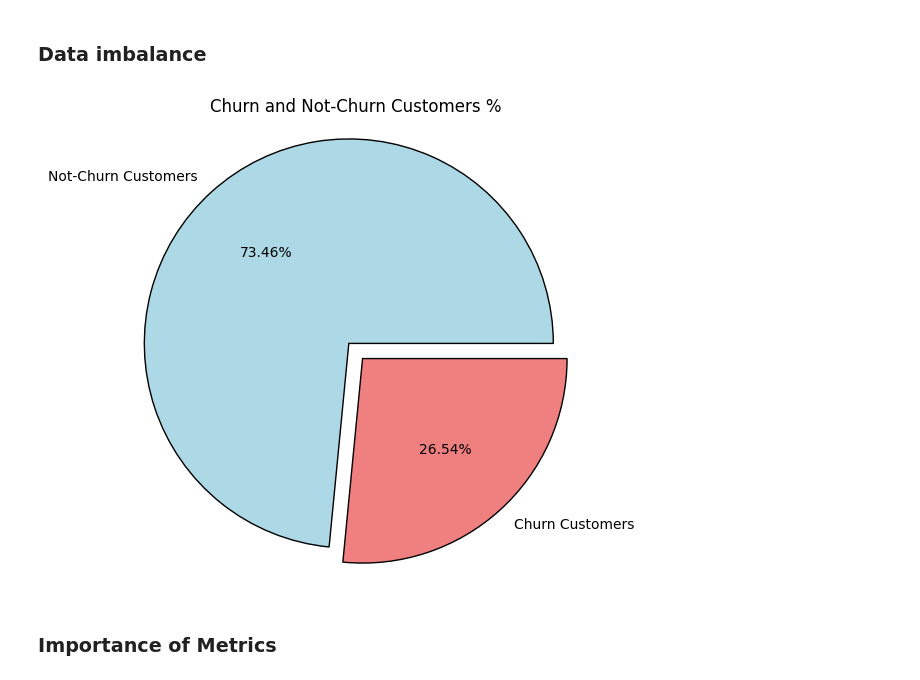
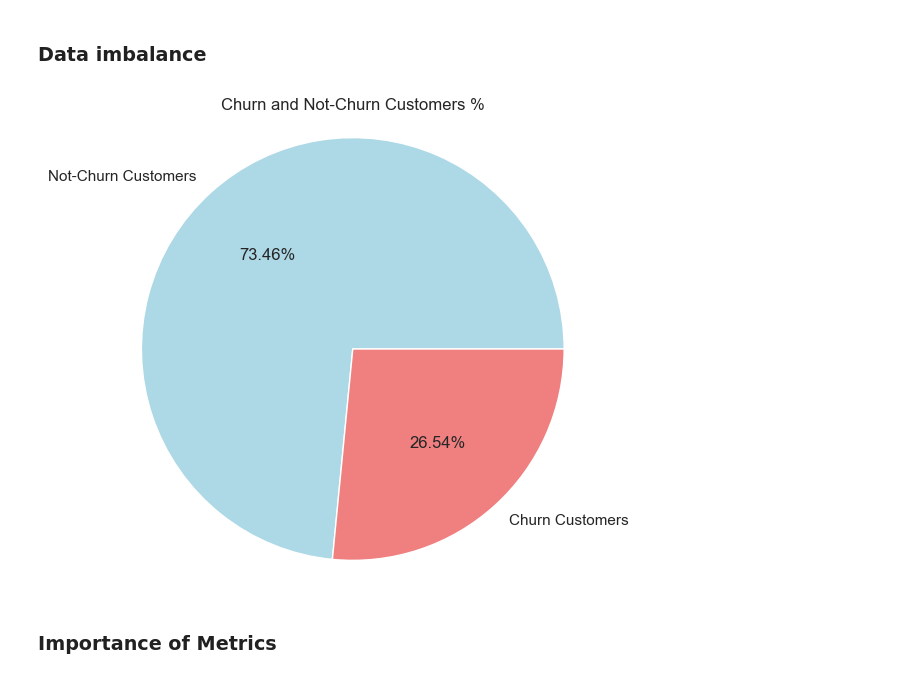
Before and after one commit to Flebor/ML_MINT, a Jupyter notebook: ChurnPred.ipynb, the cells around one changed output. Drawn from its saved outputs; the diff is of its cells as text; code cells hidden in the pictures.

```diff
--- a/ChurnPred.ipynb
+++ b/ChurnPred.ipynb
@@ -223,25 +223,21 @@ Conclusions
 # %%
 # Calculate the proportion of 0 and 1 in Churn Value
 churn_proportions = telco['Churn Value'].value_counts(normalize=True)
 
 # Labels and colors
 labels = ['Not-Churn Customers', 'Churn Customers']
 colors = ['lightblue', 'lightcoral']
 
-# Additional options
-explode = (0.1, 0)
-wedgeprops = {'edgecolor': 'black', 'linewidth': 1, 'antialiased': True}
-
 # Create the pie chart
 plt.figure(figsize=(6, 6))
-plt.pie(churn_proportions, labels=labels, autopct='%1.2f%%', colors=colors, explode=explode, wedgeprops=wedgeprops)
+plt.pie(churn_proportions, labels=labels, autopct='%1.2f%%', colors=colors)
 plt.title('Churn and Not-Churn Customers %')
 
 # Show the chart
 plt.axis('equal')  # Equal aspect to make it a circle
 plt.show()
 # %% [output]
-[figure, old version]
+[figure, new version]
 # %% [markdown]
 ### Importance of Metrics
 # %% [markdown]
```
Also changed, not shown: parts of 15 cells of this notebook.
